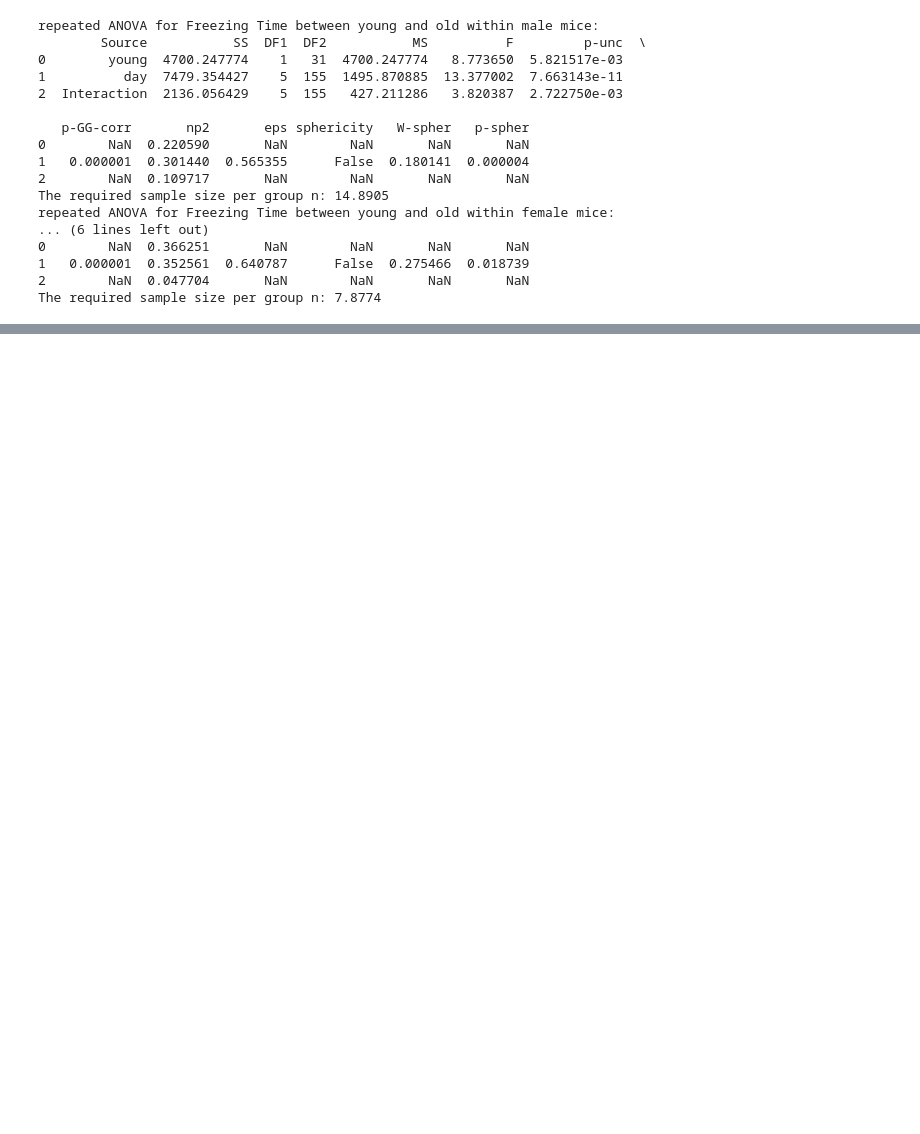
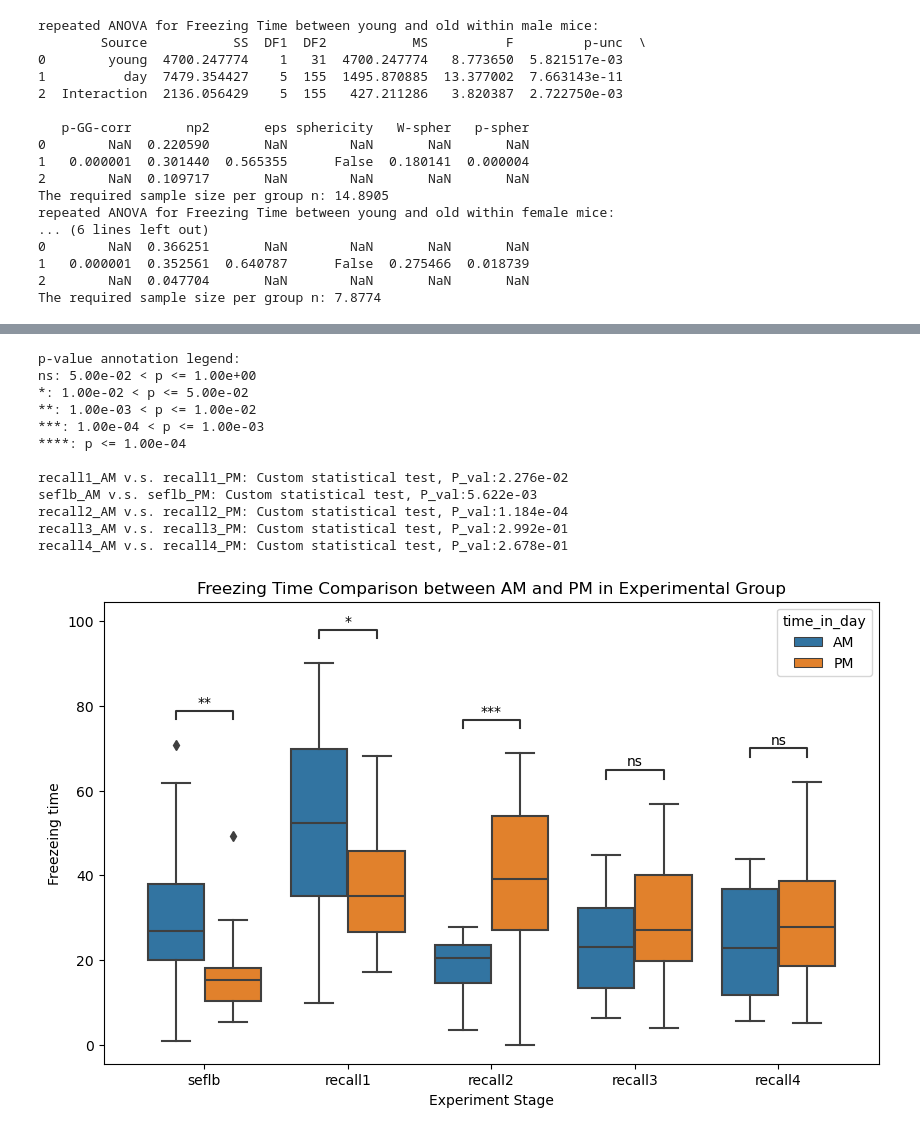
Before and after one commit to GergelyTuri/els_project, a Jupyter notebook: notebooks/novak_analyses/Exploratory analysis.ipynb, the cells around one changed output, grey strips where cells are left out. Cells and saved outputs as stored; diff of their text form; code cells hidden in the pictures; blank space fills up the shorter version.

```diff
--- a/notebooks/novak_analyses/Exploratory analysis.ipynb
+++ b/notebooks/novak_analyses/Exploratory analysis.ipynb
@@ -553,0 +442,48 @@ plt.show()
+# %%
+# time of day comparisons within sefl mice: recall 2-5 shows that pm has a higher freezing time than am, but not consistent with seflb and recall 1 stage
+
+plt.figure(figsize=(10, 6))
+ax = sns.boxplot(data=experimental_group, x='day', y='freezing', hue='time_in_day')
+plt.title('Freezing Time Comparison between AM and PM in Experimental Group')
+plt.xlabel('Experiment Stage')
+plt.ylabel('Freezeing time')
+
+
+box_pairs = [
+    (("seflb", "AM"), ("seflb", "PM")),
+    (("recall1", "AM"), ("recall1", "PM")),
+    (("recall2", "AM"), ("recall2", "PM")),
+    (("recall3", "AM"), ("recall3", "PM")),
+    (("recall4", "AM"), ("recall4", "PM"))
+]
+
+add_stat_annotation(
+    ax,
+    data=experimental_group,
+    x='day',
+    y='freezing',
+    hue='time_in_day',
+    box_pairs=box_pairs,
+    perform_stat_test=False,
+    pvalues=p_values_list,
+    test_short_name='ANOVA',
+    text_format='star',
+    loc='inside',
+    verbose=2
+)
+
+plt.show()
+# %% [output]
+p-value annotation legend:
+ns: 5.00e-02 < p <= 1.00e+00
+*: 1.00e-02 < p <= 5.00e-02
+**: 1.00e-03 < p <= 1.00e-02
+***: 1.00e-04 < p <= 1.00e-03
+****: p <= 1.00e-04
+
+recall1_AM v.s. recall1_PM: Custom statistical test, P_val:2.276e-02
+seflb_AM v.s. seflb_PM: Custom statistical test, P_val:5.622e-03
+recall2_AM v.s. recall2_PM: Custom statistical test, P_val:1.184e-04
+recall3_AM v.s. recall3_PM: Custom statistical test, P_val:2.992e-01
+recall4_AM v.s. recall4_PM: Custom statistical test, P_val:2.678e-01
+[figure, added]
```
Also changed, not shown: parts of 25 cells of this notebook, 20 other files.
